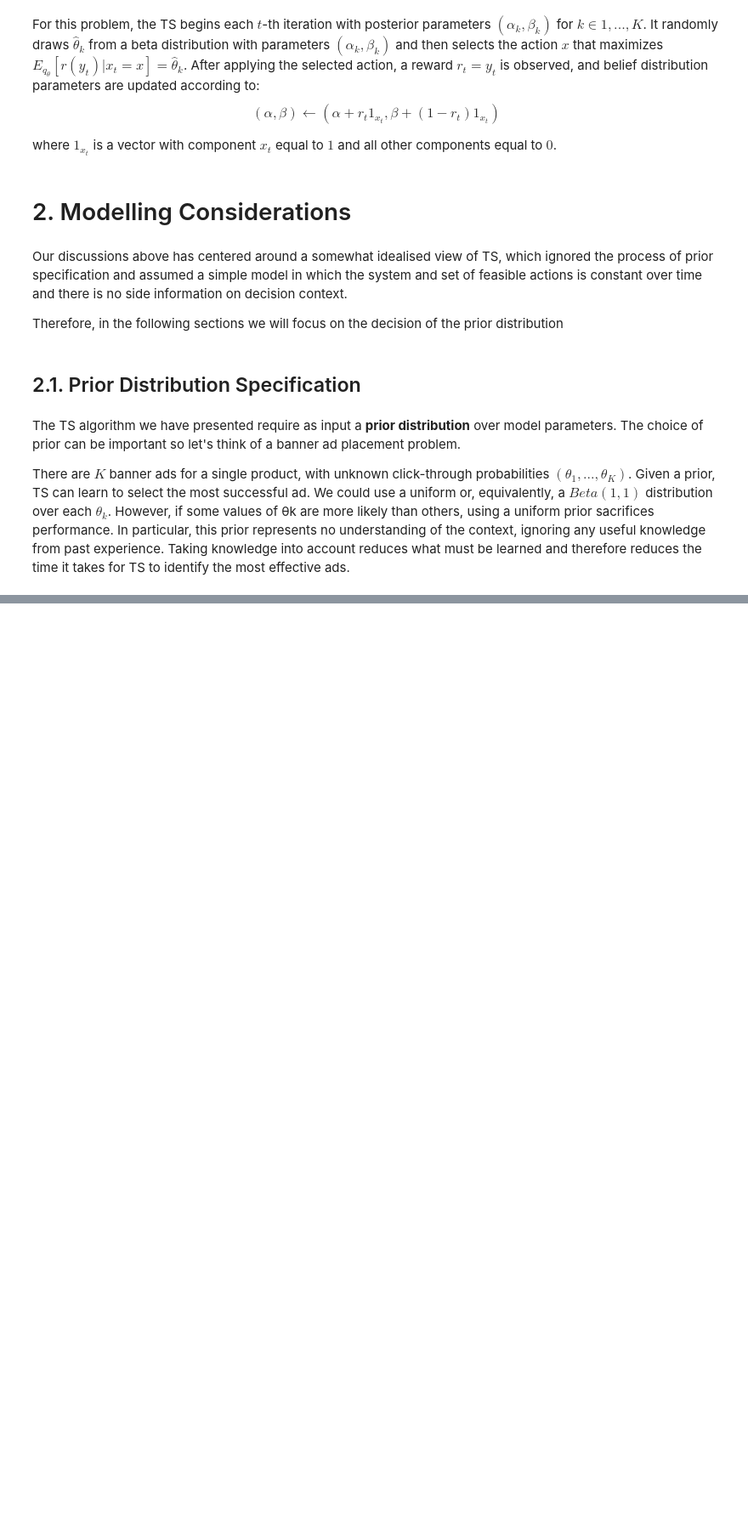
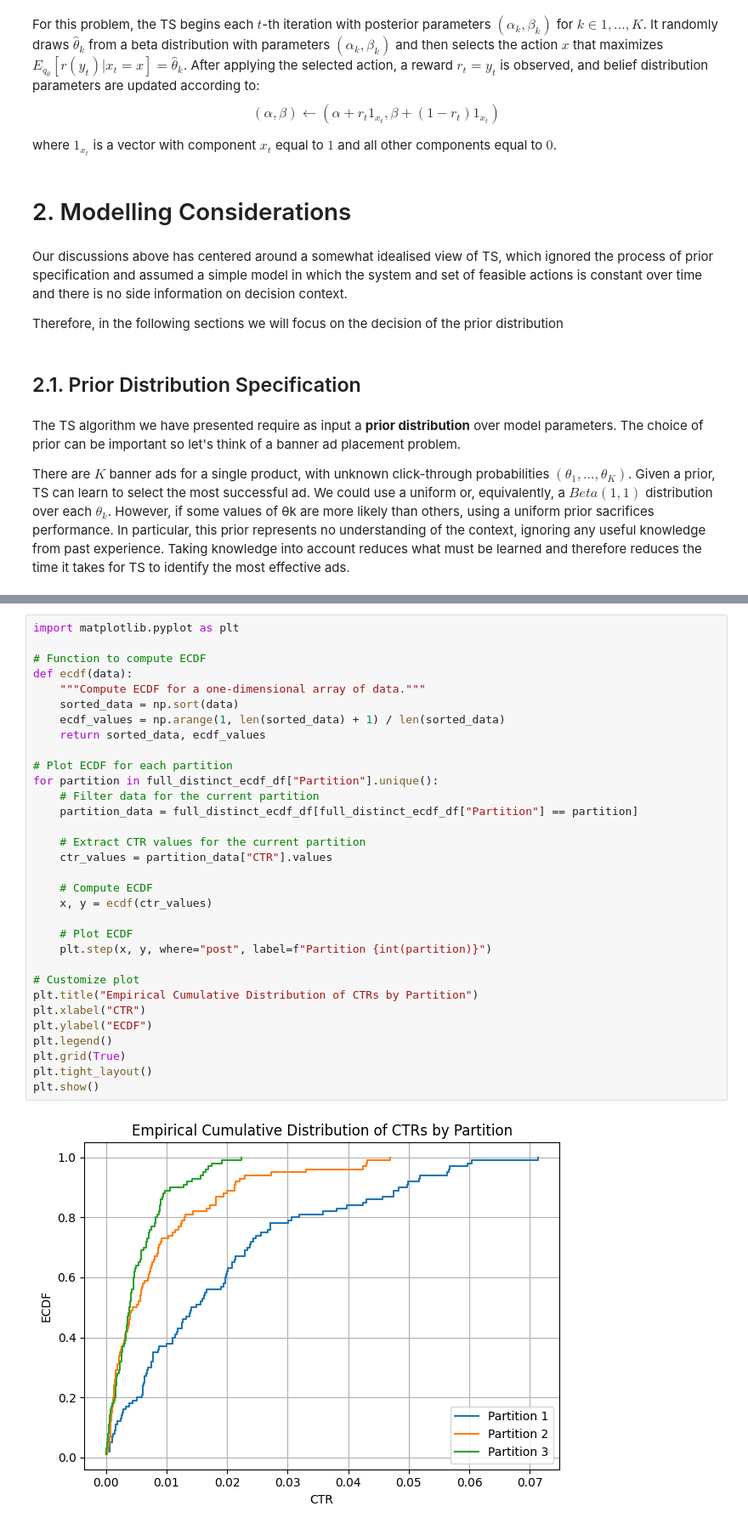
Before and after one commit to ioannismesionis/mab-thompson-sampling, a Jupyter notebook: thompson_sampling.ipynb, the cells around one changed output, grey strips where cells are left out. Shown at 85% size. Drawn from its saved outputs; the diff is of its cells as text; blank space fills up the shorter version.

```diff
--- a/thompson_sampling.ipynb
+++ b/thompson_sampling.ipynb
@@ -48,0 +364,34 @@ There are $K$ banner ads for a single product, with unknown click-through probab
+# %%
+import matplotlib.pyplot as plt
+
+# Function to compute ECDF
+def ecdf(data):
+    """Compute ECDF for a one-dimensional array of data."""
+    sorted_data = np.sort(data)
+    ecdf_values = np.arange(1, len(sorted_data) + 1) / len(sorted_data)
+    return sorted_data, ecdf_values
+
+# Plot ECDF for each partition
+for partition in full_distinct_ecdf_df["Partition"].unique():
+    # Filter data for the current partition
+    partition_data = full_distinct_ecdf_df[full_distinct_ecdf_df["Partition"] == partition]
+
+    # Extract CTR values for the current partition
+    ctr_values = partition_data["CTR"].values
+
+    # Compute ECDF
+    x, y = ecdf(ctr_values)
+
+    # Plot ECDF
+    plt.step(x, y, where="post", label=f"Partition {int(partition)}")
+
+# Customize plot
+plt.title("Empirical Cumulative Distribution of CTRs by Partition")
+plt.xlabel("CTR")
+plt.ylabel("ECDF")
+plt.legend()
+plt.grid(True)
+plt.tight_layout()
+plt.show()
+# %% [output]
+[figure, added]
```
Also changed, not shown: parts of 16 cells of this notebook, 2 other files.
